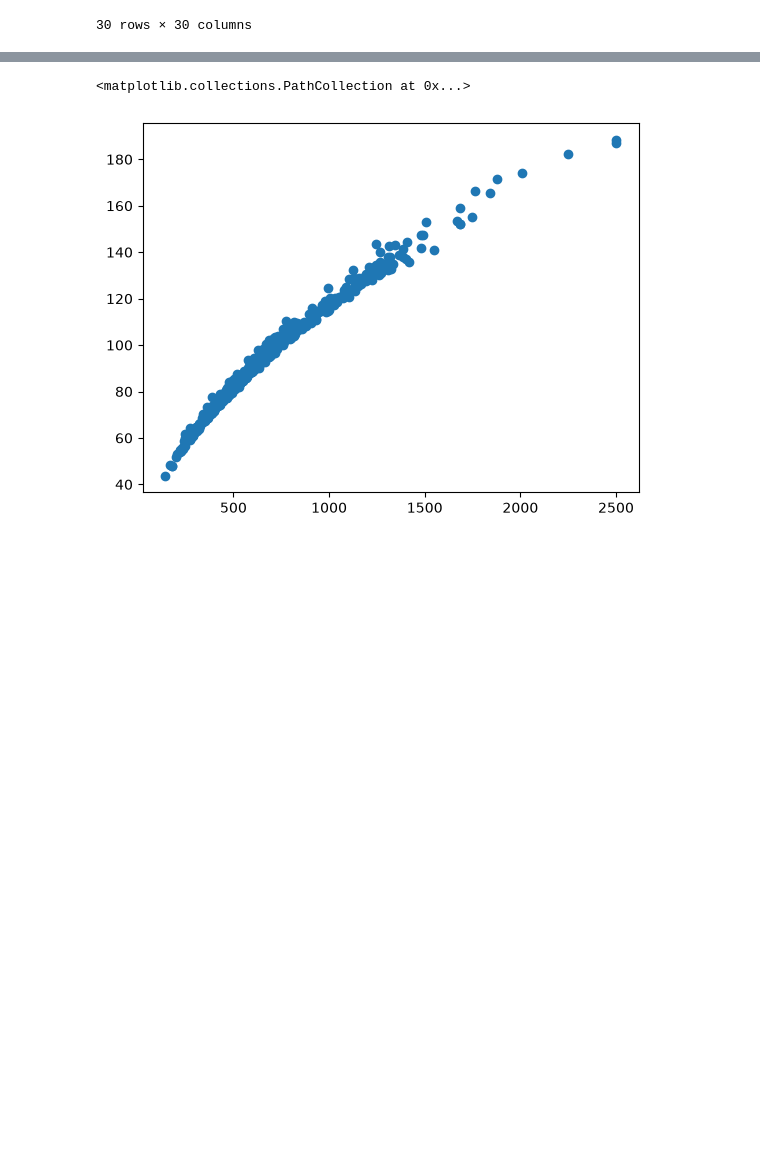
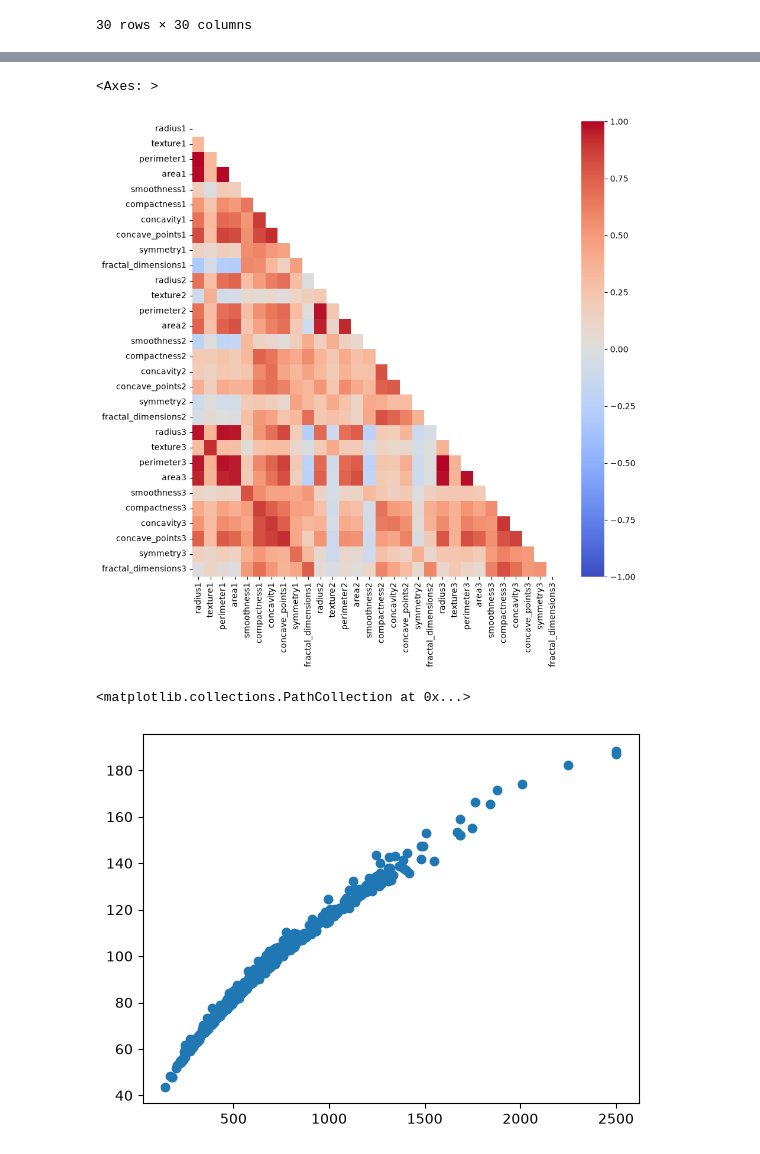
Before and after one commit to lavima/itf31519_2026, a Jupyter notebook: pipeline_baseline_evaluation/workshop_2508.ipynb, the cells around one changed output, grey strips where cells are left out. Saved outputs shown, nothing was run; the diff lists cells and outputs as text; code cells hidden in the pictures; blank space fills up the shorter version.

```diff
--- a/pipeline_baseline_evaluation/workshop_2508.ipynb
+++ b/pipeline_baseline_evaluation/workshop_2508.ipynb
@@ -299,3 +315,11 @@ correlation.style.background_gradient(cmap='coolwarm')
+# %%
+# The correlation matrix is symmetric, so we could do with only
+# half of the matrix
+plt.figure(figsize=(10, 10))
+sb.heatmap(correlation, cmap='coolwarm', vmin=-1, vmax=1, mask=np.triu(np.ones_like(correlation,dtype=bool)))
+# %% [output]
+<Axes: >
+[figure, added]
 # %%
 # Scatter to investigate further two highly correlated features
 plt.scatter(breast_cancer_dataset['area1'], breast_cancer_dataset['perimeter1'])
```
Also changed, not shown: parts of 8 cells of this notebook.
